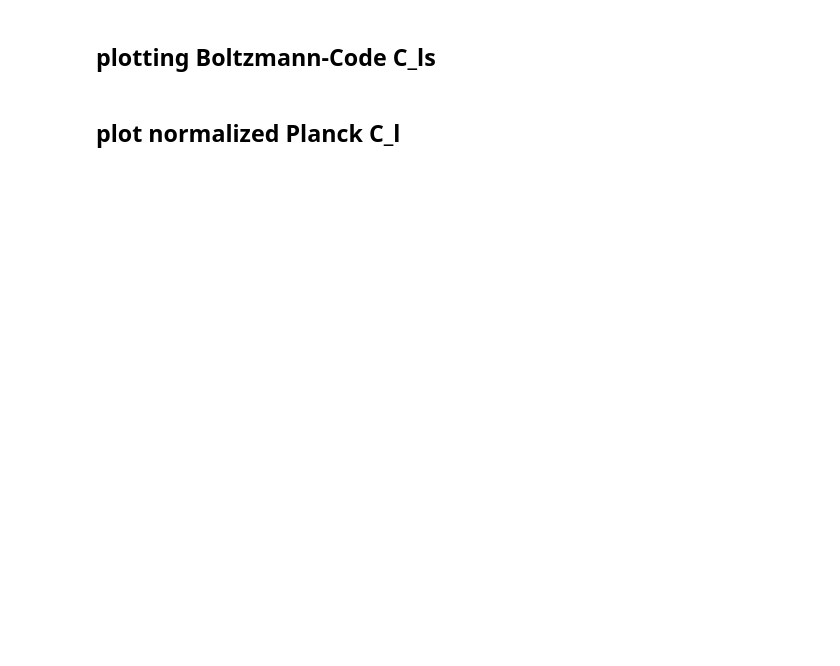
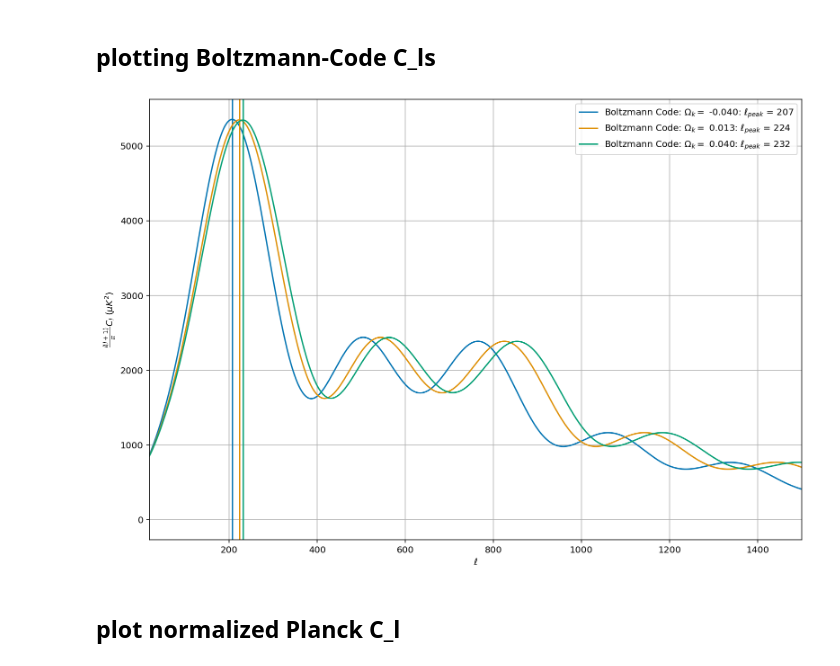
Before and after one commit to raul-bermejo/cmb_geometry, a Jupyter notebook: sandpit_planck.ipynb, the cells around one changed output. Cells and saved outputs as stored; diff of their text form; code cells hidden in the pictures; blank space fills up the shorter version.

```diff
--- a/sandpit_planck.ipynb
+++ b/sandpit_planck.ipynb
@@ -68,7 +68,7 @@ data_filenames = ['HFI_SkyMap_143_2048_R3.01_halfmission-1.npy',
 
 arrays = []
 for filename in data_filenames:
-    arrays.append(np.load('data_test/'+filename))
+    arrays.append(np.load('data/'+filename))
     print(f'{filename} was extracted succesfully.')
     print('-'*75)
 
@@ -208,8 +208,8 @@ sigma_lp_planck = np.sqrt(np.diag(cov_p1)[-1])
 ## compute boltzmann code for flat geometry
 # %%
 # Set model params for fit
-n_models = 8
-guess = -0.027
+n_models = 4
+guess = 0
 delta = 0.02                                                                           # spacing in omega_k between models
 
 omega_k = np.linspace(guess - (delta*n_models)/2, guess + (delta*n_models)/2, num=n_models)
@@ -238,6 +238,7 @@ for i in range(n_models):
     print(f"A model was succesfully constructed for: omega_bary = {omega_b_i:.3f}, omega_cdm = {omega_cdm_i:.3f}, omega_k = {omega_k_i:.3f} ")
     print("-"*100)
 
+l_peaks_bc = np.array(l_peaks_bc)
 end_bc = time.time()
 print(f'Computing the Boltzmann Code cross-power spectra took {end_bc-start_bc:.2f} s.')
 print("="*70)
@@ -255,37 +269,39 @@ fig, ax = plt.subplots(figsize=(13,9))
 plot_bc = True
 if plot_bc:
     k = 0
-    for j in [0,4,-1]:
+    for j in [0,len(Cl_boltz)//2,-1]:
 
         omega_k_j = boltzm_cosmo_params['omega_curv'][j]
         ax.plot(l_boltz[j], Cl_boltz[j], '-',
                 label='Boltzmann Code: $\Omega_k=$ ' + f'{omega_k_j:.3f}: ' + r'$\ell_{peak}$ = '+f'{l_peaks_bc[j]:.0f}',
                 color=colors[k%5])
 
         show_peak = True
         if show_peak:
             ax.axvline(l_peaks_bc[j], color=colors[k%5])
             #ax.text(l_peakbz_i+6, 400 + 400*i, r'$\el\ell_{peak}$ = '+f'{l_peakbz_i:.0f}', color=colors[3+i])
 
         k += 1
 #ax.set_yscale('log')
 ax.set_xlim([20,1500])
 
 ax.set_xlabel('$\ell$')
 ax.set_ylabel(r'$\frac{l(l+1)}{\pi} C_l$ $(\mu K^2)$')
 
 plt.legend(loc=0)
 plt.grid(True)
 
 save_fig = False
 if save_fig:
     cps_title = f'plots/BoltzCode_Cls_{today}.png'
     try:
         plt.savefig(cps_title, format='png', dpi=200, pad_inches=0.1, bbox_inches='tight', facecolor='w')
     except FileNotFoundError:
         os.mkdir('plots')
         plt.savefig(cps_title, format='png', dpi=200, pad_inches=0.1, bbox_inches='tight', facecolor='w')
 plt.show()
+# %% [output]
+[figure, added]
 # %% [markdown]
 ## plot normalized Planck C_l
 # %%
```
Also changed, not shown: parts of 7 cells of this notebook.
